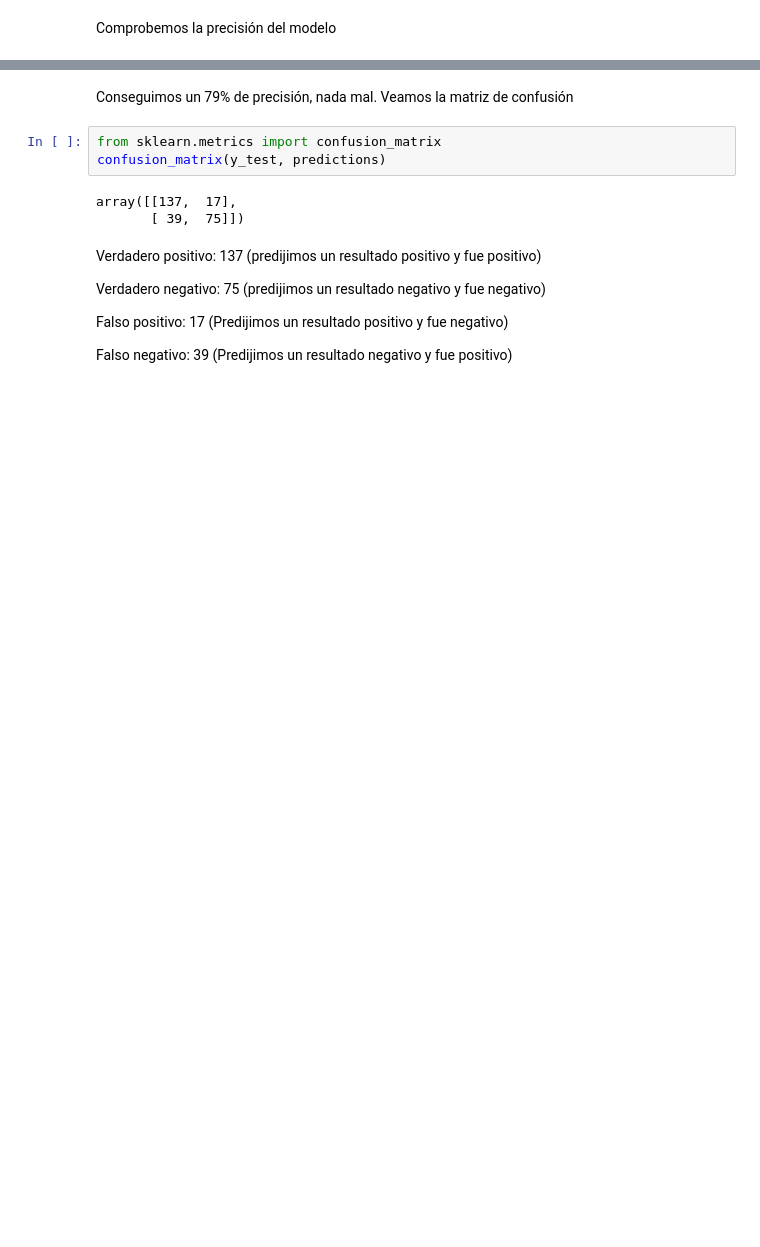
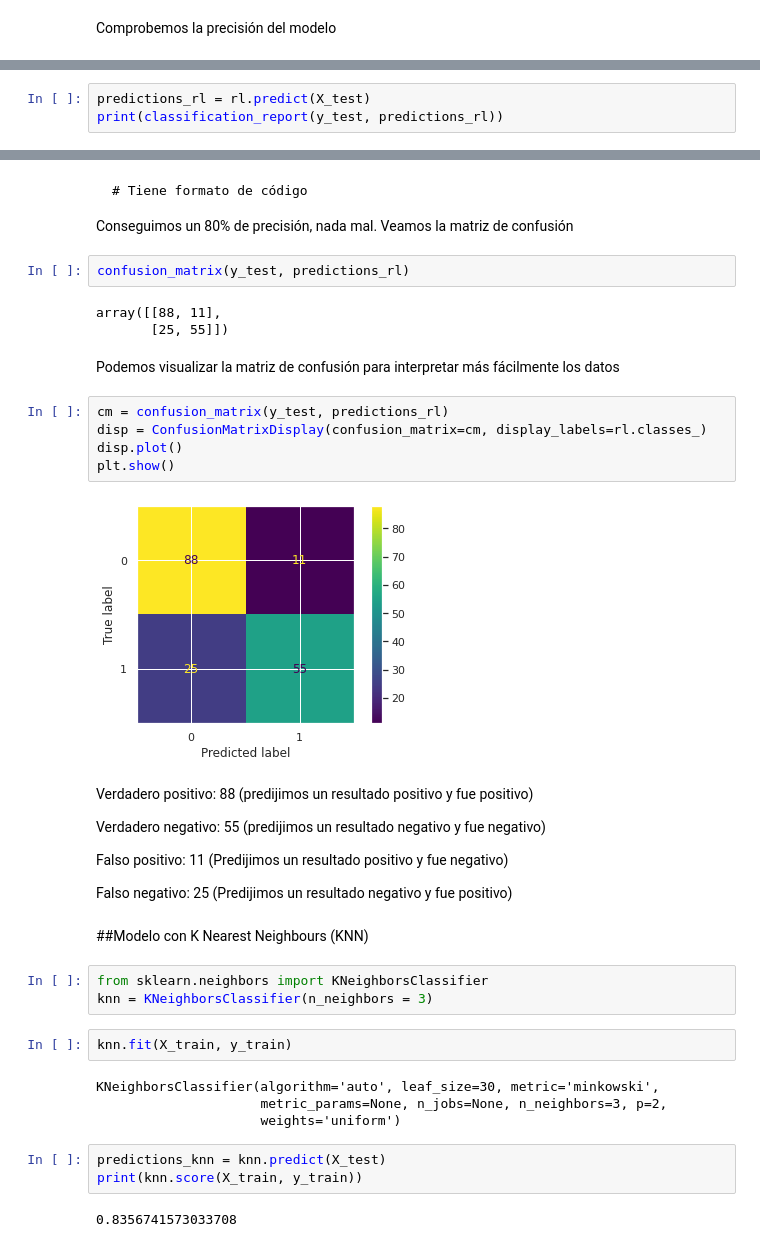
Before and after one commit to mariajogonsan/Curso-de-introduccion-a-Big-Data-Parte-3-nov2021, a Jupyter notebook: 8_ML_Regresion_logistica_Titanic.ipynb, the cells around one changed output, grey strips where cells are left out. Drawn from its saved outputs; the diff is of its cells as text; blank space fills up the shorter version.

````diff
--- a/8_ML_Regresion_logistica_Titanic.ipynb
+++ b/8_ML_Regresion_logistica_Titanic.ipynb
@@ -490,0 +517,3 @@ weighted avg       0.79      0.79      0.79       268
+# %%
+predictions_rl = rl.predict(X_test)
+print(classification_report(y_test, predictions_rl))
@@ -491,16 +529,46 @@ weighted avg       0.79      0.79      0.79       268
 # %% [markdown]
-Conseguimos un 79% de precisión, nada mal. Veamos la matriz de confusión
+
+
+```
+# Tiene formato de código
+```
+
+Conseguimos un 80% de precisión, nada mal. Veamos la matriz de confusión
-# %%
-from sklearn.metrics import confusion_matrix
-confusion_matrix(y_test, predictions)
-# %% [output]
-array([[137,  17],
-       [ 39,  75]])
+# %%
+confusion_matrix(y_test, predictions_rl)
+# %% [output]
+array([[88, 11],
+       [25, 55]])
+# %% [markdown]
+Podemos visualizar la matriz de confusión para interpretar más fácilmente los datos
+# %%
+cm = confusion_matrix(y_test, predictions_rl)
+disp = ConfusionMatrixDisplay(confusion_matrix=cm, display_labels=rl.classes_)
+disp.plot()
+plt.show()
+# %% [output]
+[figure, added]
 # %% [markdown]
-Verdadero positivo: 137 (predijimos un resultado positivo y fue positivo)
+Verdadero positivo: 88 (predijimos un resultado positivo y fue positivo)
 
-Verdadero negativo: 75 (predijimos un resultado negativo y fue negativo)
+Verdadero negativo: 55 (predijimos un resultado negativo y fue negativo)
 
-Falso positivo: 17 (Predijimos un resultado positivo y fue negativo)
+Falso positivo: 11 (Predijimos un resultado positivo y fue negativo)
 
-Falso negativo: 39 (Predijimos un resultado negativo y fue positivo)
+Falso negativo: 25 (Predijimos un resultado negativo y fue positivo)
+# %% [markdown]
+##Modelo con K Nearest Neighbours (KNN)
+# %%
+from sklearn.neighbors import KNeighborsClassifier
+knn = KNeighborsClassifier(n_neighbors = 3)
+# %%
+knn.fit(X_train, y_train)
+# %% [output]
+KNeighborsClassifier(algorithm='auto', leaf_size=30, metric='minkowski',
+                     metric_params=None, n_jobs=None, n_neighbors=3, p=2,
+                     weights='uniform')
+# %%
+predictions_knn = knn.predict(X_test)
+print(knn.score(X_train, y_train))
+# %% [output]
+0.8356741573033708
````
Also changed, not shown: parts of 31 cells of this notebook.
